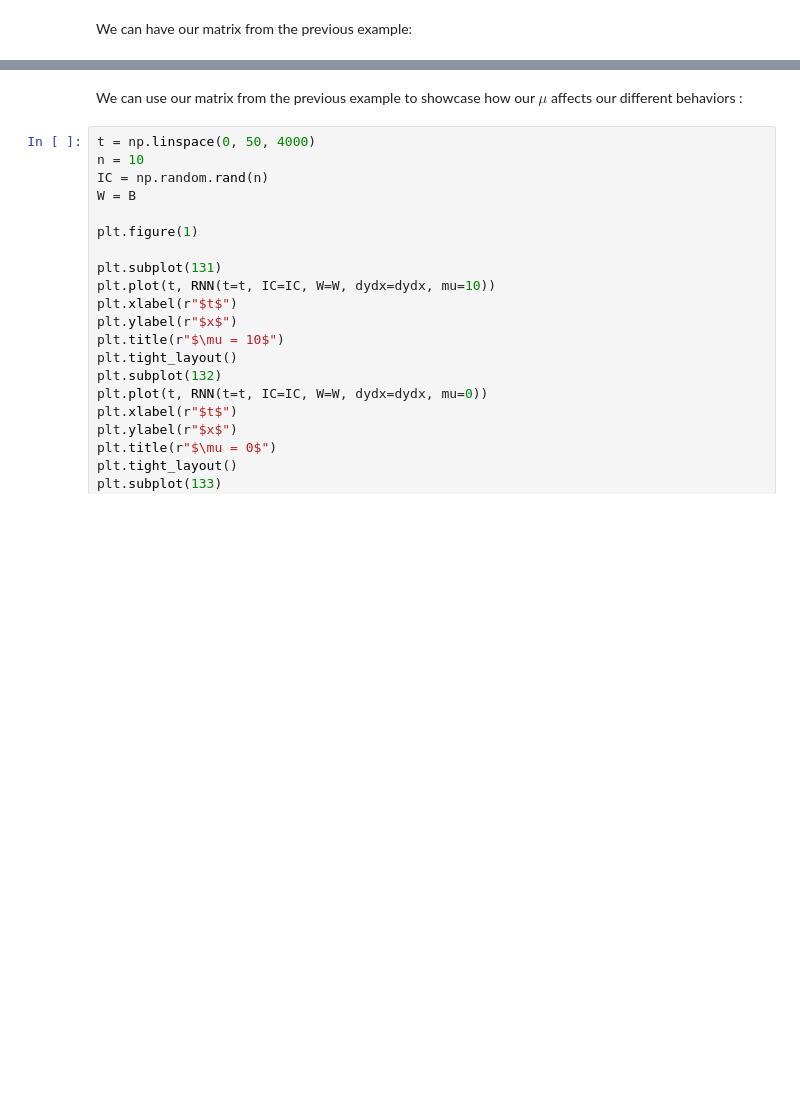
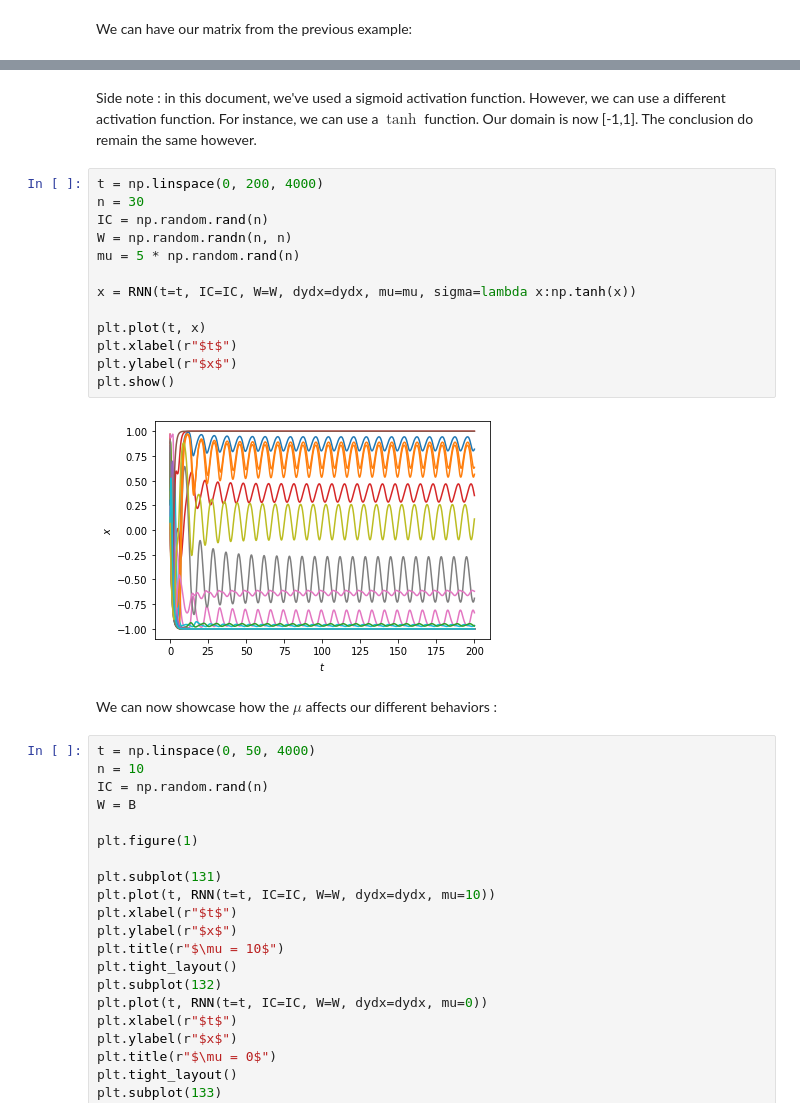
Before and after one commit to DCC-Lab/Computational-neuroscience-RNNs-, a Jupyter notebook: RNN without learning/RNN_WithoutLR.ipynb, the cells around one changed output, grey strips where cells are left out. Cells and saved outputs as stored; diff of their text form; blank space fills up the shorter version.

```diff
--- a/RNN without learning/RNN_WithoutLR.ipynb
+++ b/RNN without learning/RNN_WithoutLR.ipynb
@@ -165,5 +163,22 @@ B = np.array([[-18.03198727,  20.29254413,  -5.37386381,  31.99593609,
+# %% [markdown]
+Side note : in this document, we've used a sigmoid activation function. However, we can use a different activation function. For instance, we can use a $\tanh$ function. Our domain is now [-1,1]. The conclusion do remain the same however.
+# %%
+t = np.linspace(0, 200, 4000)
+n = 30
+IC = np.random.rand(n)
+W = np.random.randn(n, n)
+mu = 5 * np.random.rand(n)
+
+x = RNN(t=t, IC=IC, W=W, dydx=dydx, mu=mu, sigma=lambda x:np.tanh(x))
+
+plt.plot(t, x)
+plt.xlabel(r"$t$")
+plt.ylabel(r"$x$")
+plt.show()
+# %% [output]
+[figure, added]
 # %% [markdown]
-We can use our matrix from the previous example to showcase how our $\mu$ affects our different behaviors :
+We can now showcase how the $\mu$ affects our different behaviors :
 # %%
 t = np.linspace(0, 50, 4000)
 n = 10
```
Also changed, not shown: parts of 4 cells of this notebook.
